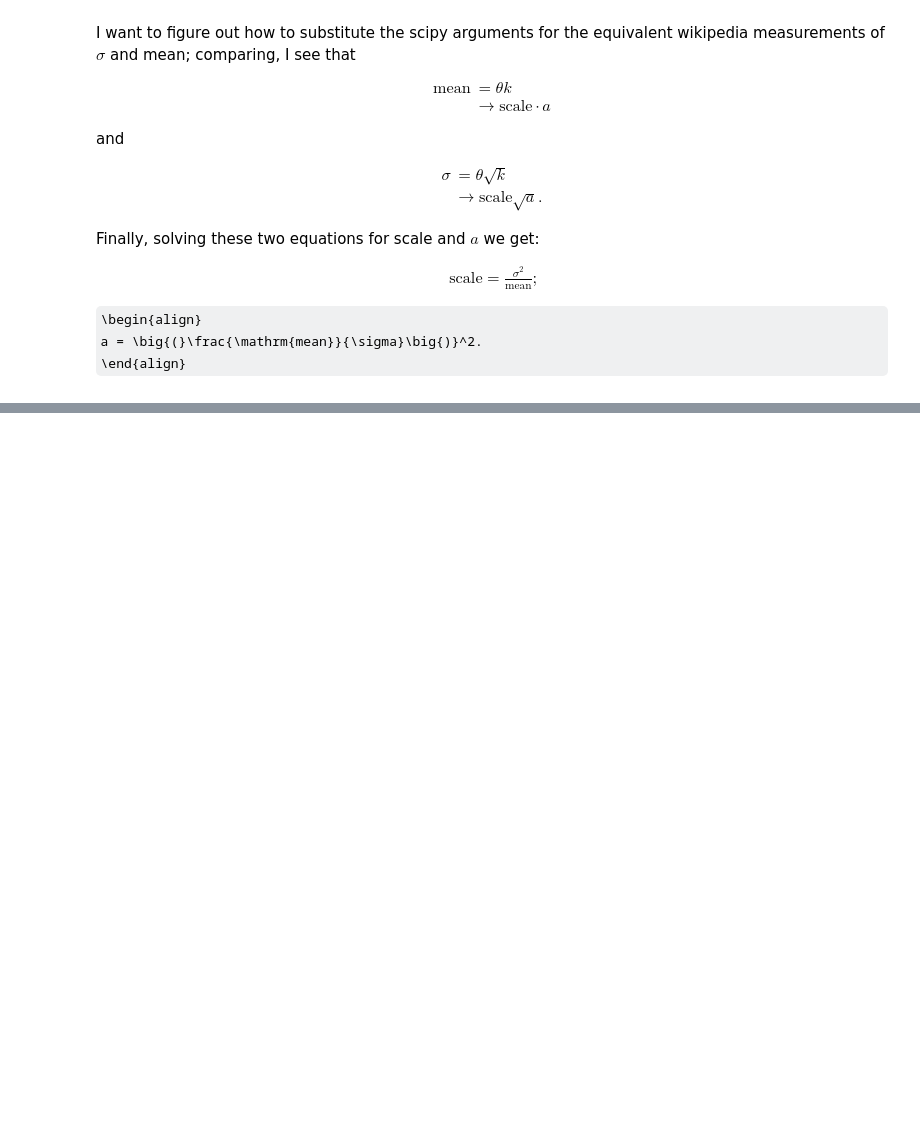
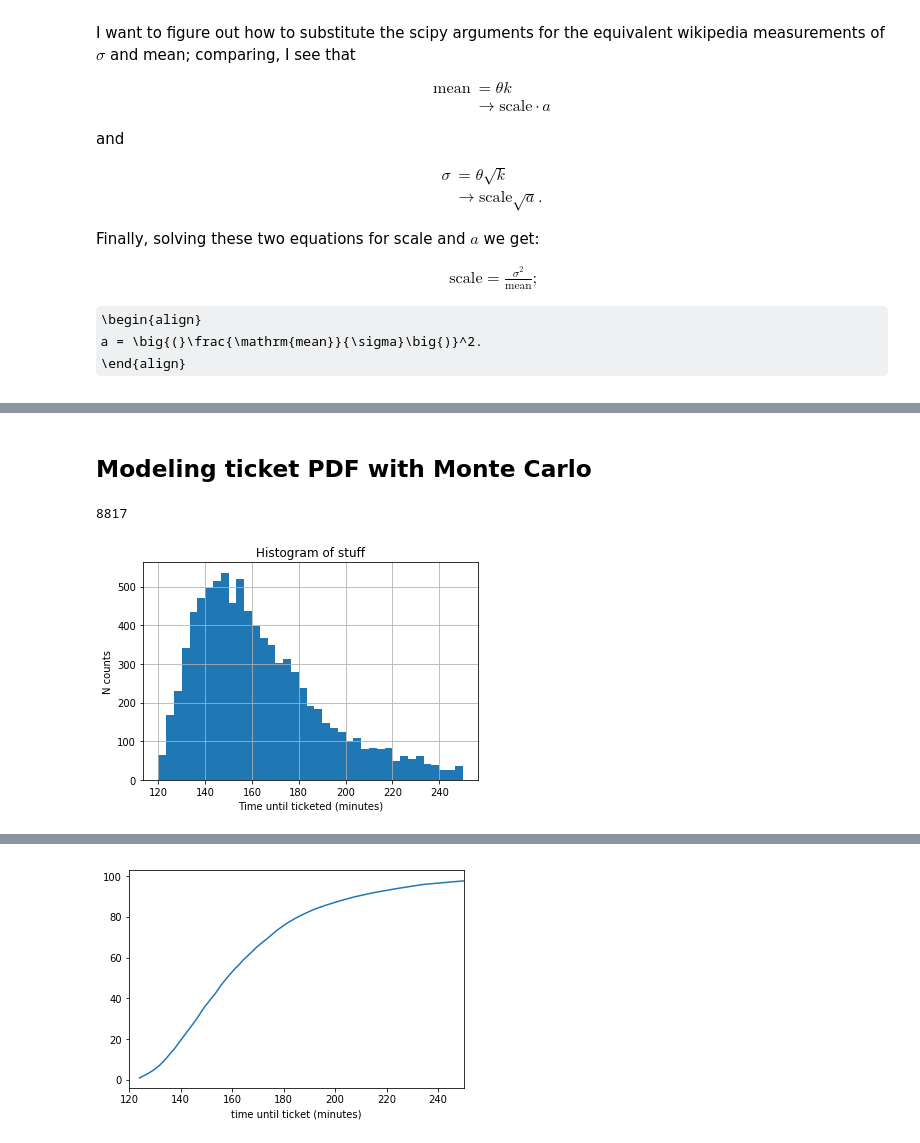
Before and after one commit to adeich/little_sci_comp_projects, a Jupyter notebook: Modeling getting a parking ticket.ipynb, the cells around one changed output, grey strips where cells are left out. Cells and saved outputs as stored; diff of their text form; code cells hidden in the pictures; some formulas as TeX source; blank space fills up the shorter version.

Commit message:
got model working!

```diff
--- a/Modeling getting a parking ticket.ipynb
+++ b/Modeling getting a parking ticket.ipynb
@@ -115,0 +107,68 @@ ax.plot(x, gamma.pdf(x, a=a, loc=loc, scale=scale), 'k-', lw=2, label='frozen pd
+# %% [markdown]
+## Modeling ticket PDF with Monte Carlo
+# %%
+def make_wait_times(N_randos, mean=30, sigma=10, maxtime=120):
+    a = (mean/sigma)**2
+    scale = sigma**2 / mean
+    wait_times = gamma.rvs(a=a, loc=0, scale=scale,
+                  size=[N_randos])
+    #print(len(wait_times))
+    return wait_times
+
+def generate_data(N_trials, mean=30, sigma=10, maxtime=120):
+    mean = float(mean); sigma = float(sigma); maxtime = float(maxtime)
+    N_randos = int(N_trials * (maxtime/mean))
+    initial_wait = make_wait_times(N_randos=N_randos, mean=mean, sigma=mean, maxtime=maxtime)
+    wait_times = make_wait_times(N_randos=N_randos, mean=mean, sigma=sigma, maxtime=maxtime)
+    data = np.zeros([len(wait_times), 2])
+    trial = 0
+    i, j = 0, 0
+    elapsed_time = 0.0
+    while i < N_randos-2:
+        while elapsed_time < maxtime:
+            elapsed_time += wait_times[i]
+            if i >= N_randos-2:
+                elapsed_time = 0.0
+                break
+            i += 1
+            j += 1
+        #print(trial, i, j, elapsed_time)
+        if i < N_randos-2:
+            data[trial] = [elapsed_time + initial_wait[i], j]
+        trial += 1
+        elapsed_time = 0.0
+        j = 0
+    return data[:trial]
+
+def make_histograms(data):
+    wait_times = data[:,0]
+
+    # the histogram of the data
+    n, bins, patches = plt.hist(wait_times, bins=np.linspace(120,250,40),
+                               cumulative=False)
+
+
+    plt.xlabel('Time until ticketed (minutes)')
+    plt.ylabel('N counts')
+    plt.title('Histogram of stuff')
+    plt.grid(True)
+    plt.show()
+
+def compute_percentiles(data):
+    percentile = np.linspace(1, 98, 48)
+    x = np.percentile(data[:,0], percentile, interpolation='higher')
+    df = pd.DataFrame(data=zip(percentile, x - 120), columns=['percentile', 'wait time'])
+    print(df.round(0))
+    fig, ax = plt.subplots(1, 1)
+    ax.set_xlabel('time until ticket (minutes)')
+    ax.set_xlim([120,250])
+    ax.plot(x, percentile)
+
+data = generate_data(N_trials=10000, mean=30, sigma=8)
+print(len(data))
+
+make_histograms(data)
+compute_percentiles(data)
+# %% [output]
+8817
+[figure, added]
@@ -115,0 +192 @@ ax.plot(x, gamma.pdf(x, a=a, loc=loc, scale=scale), 'k-', lw=2, label='frozen pd
+[figure, added]
```
Also changed, not shown: parts of 3 cells of this notebook.
